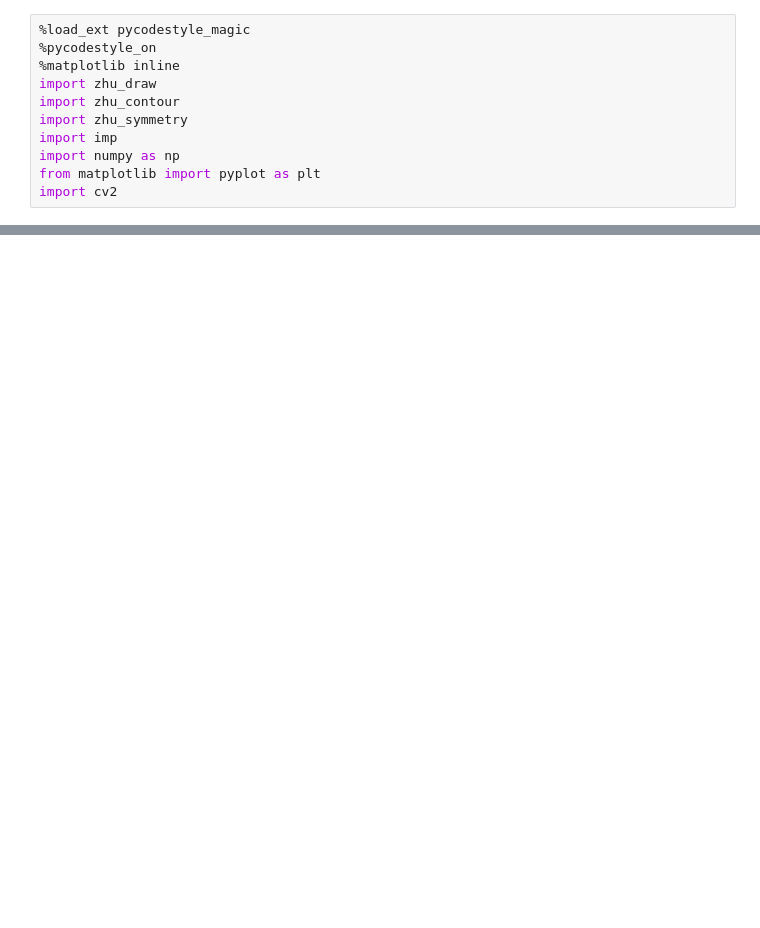
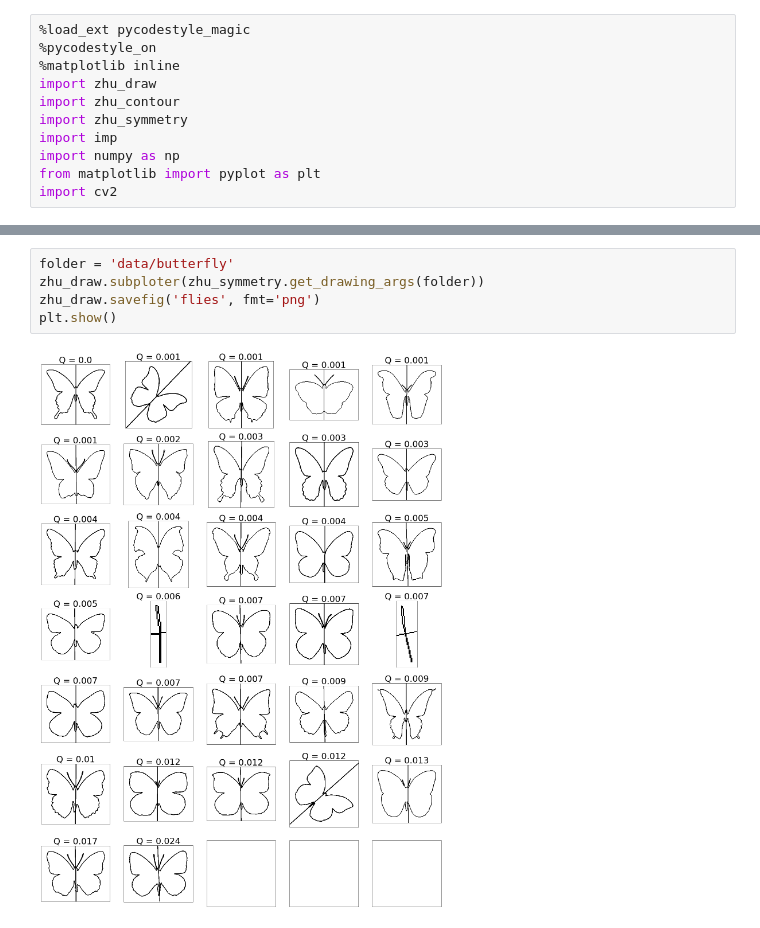
Before and after one commit to 1alexandra/mirror-symmetry, a Jupyter notebook: sym.ipynb, the cells around one changed output, grey strips where cells are left out. Cells and saved outputs as stored; diff of their text form; blank space fills up the shorter version.

```diff
--- a/sym.ipynb
+++ b/sym.ipynb
@@ -62,0 +34,7 @@ plt.show()
+# %%
+folder = 'data/butterfly'
+zhu_draw.subploter(zhu_symmetry.get_drawing_args(folder))
+zhu_draw.savefig('flies', fmt='png')
+plt.show()
+# %% [output]
+[figure, added]
```
Also changed, not shown: parts of 4 cells of this notebook, 2 other files.
